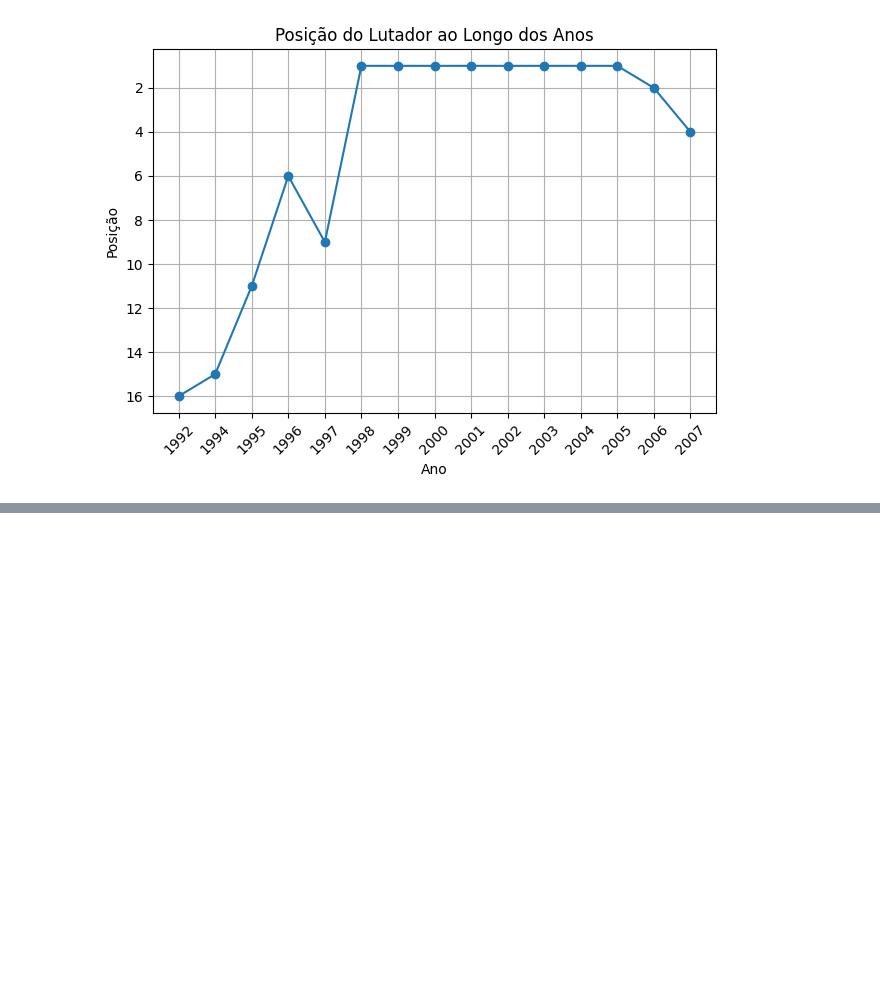
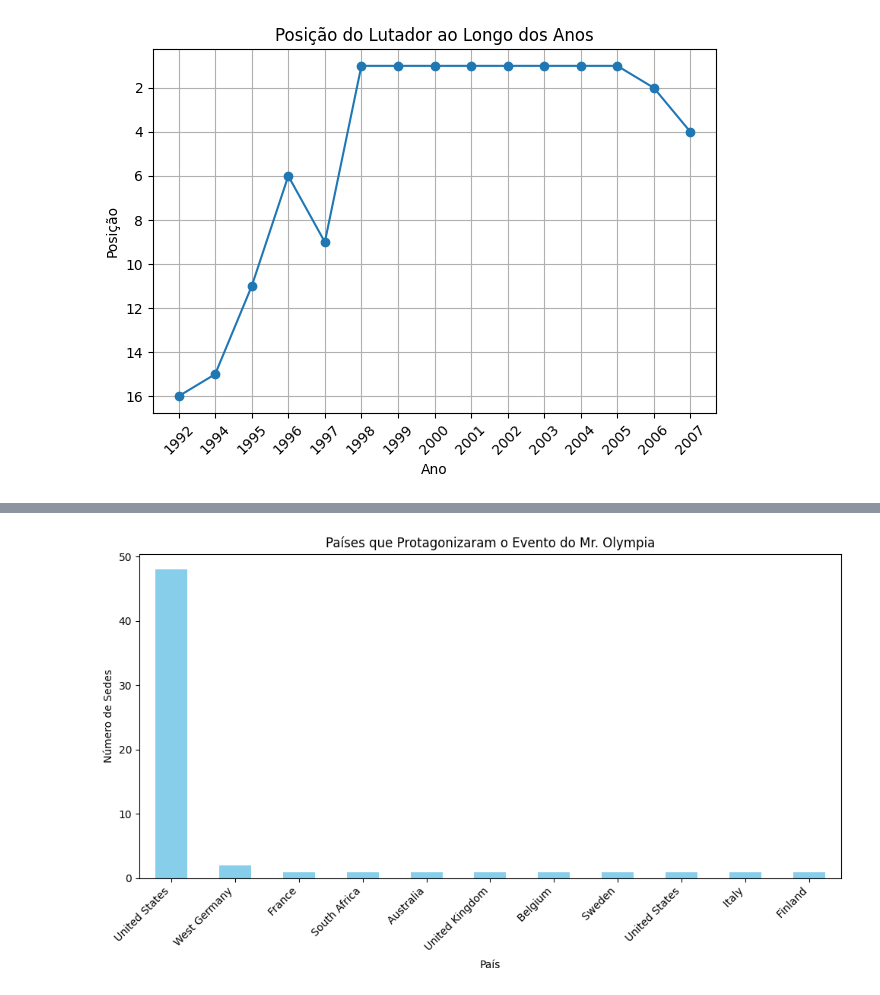
Before and after one commit to jojosuelobo/MrOlympia-DataAnalysis, a Jupyter notebook: project.ipynb, the cells around one changed output, grey strips where cells are left out. Saved outputs shown, nothing was run; the diff lists cells and outputs as text; code cells hidden in the pictures; blank space fills up the shorter version.

```diff
--- a/project.ipynb
+++ b/project.ipynb
@@ -803,0 +865,18 @@ plt.show()
+# %%
+paises_sediados = df_olympia['country'].value_counts()
+
+# Criar o gráfico de barras
+plt.figure(figsize=(10, 6))
+paises_sediados.plot(kind='bar', color='skyblue')
+
+# Adicionar rótulos e título
+plt.xlabel('País')
+plt.ylabel('Número de Sedes')
+plt.title('Países que Protagonizaram o Evento do Mr. Olympia')
+
+# Mostrar o gráfico
+plt.xticks(rotation=45, ha='right')
+plt.tight_layout()
+plt.show()
+# %% [output]
+[figure, added]
```
Also changed, not shown: parts of 4 cells of this notebook, 1 other file.
